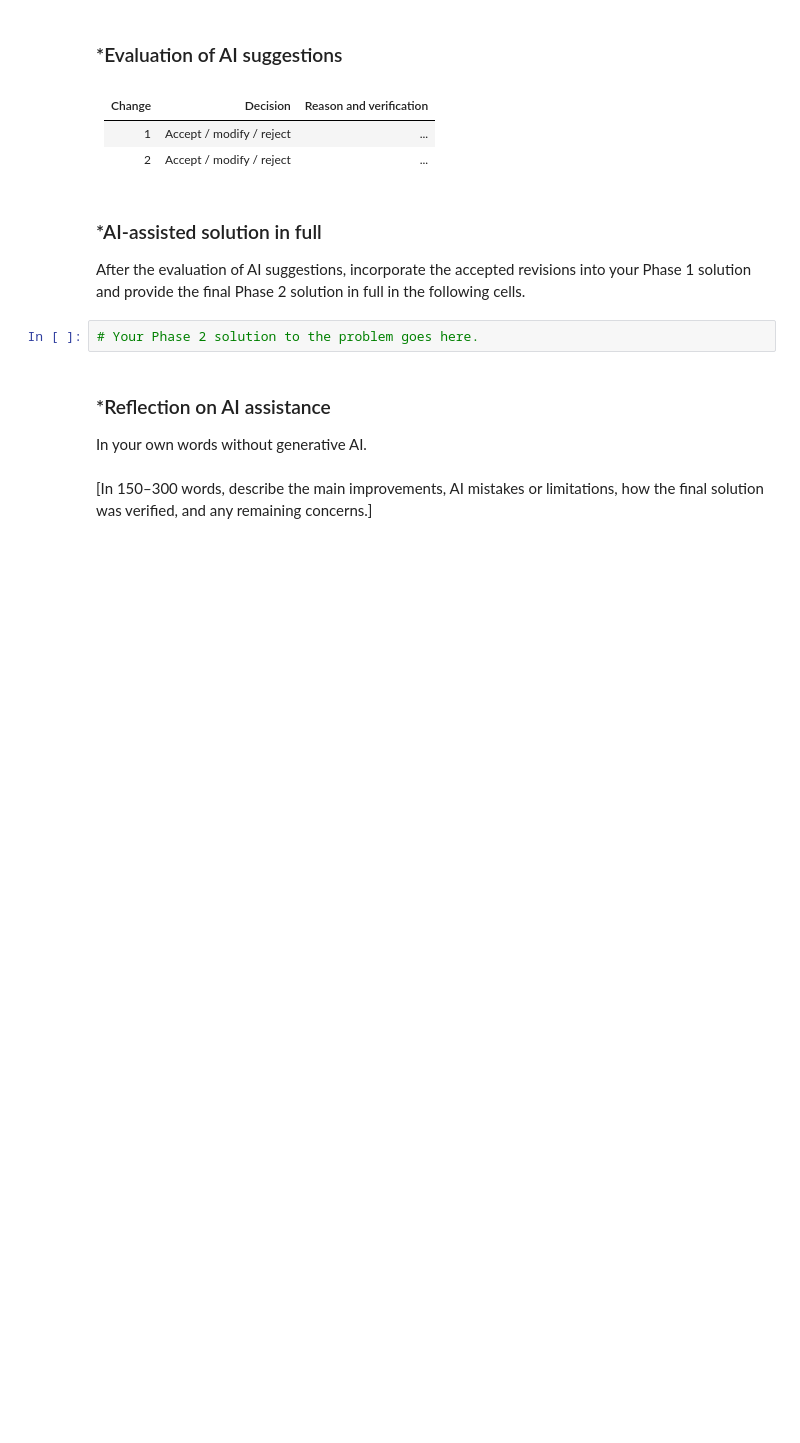
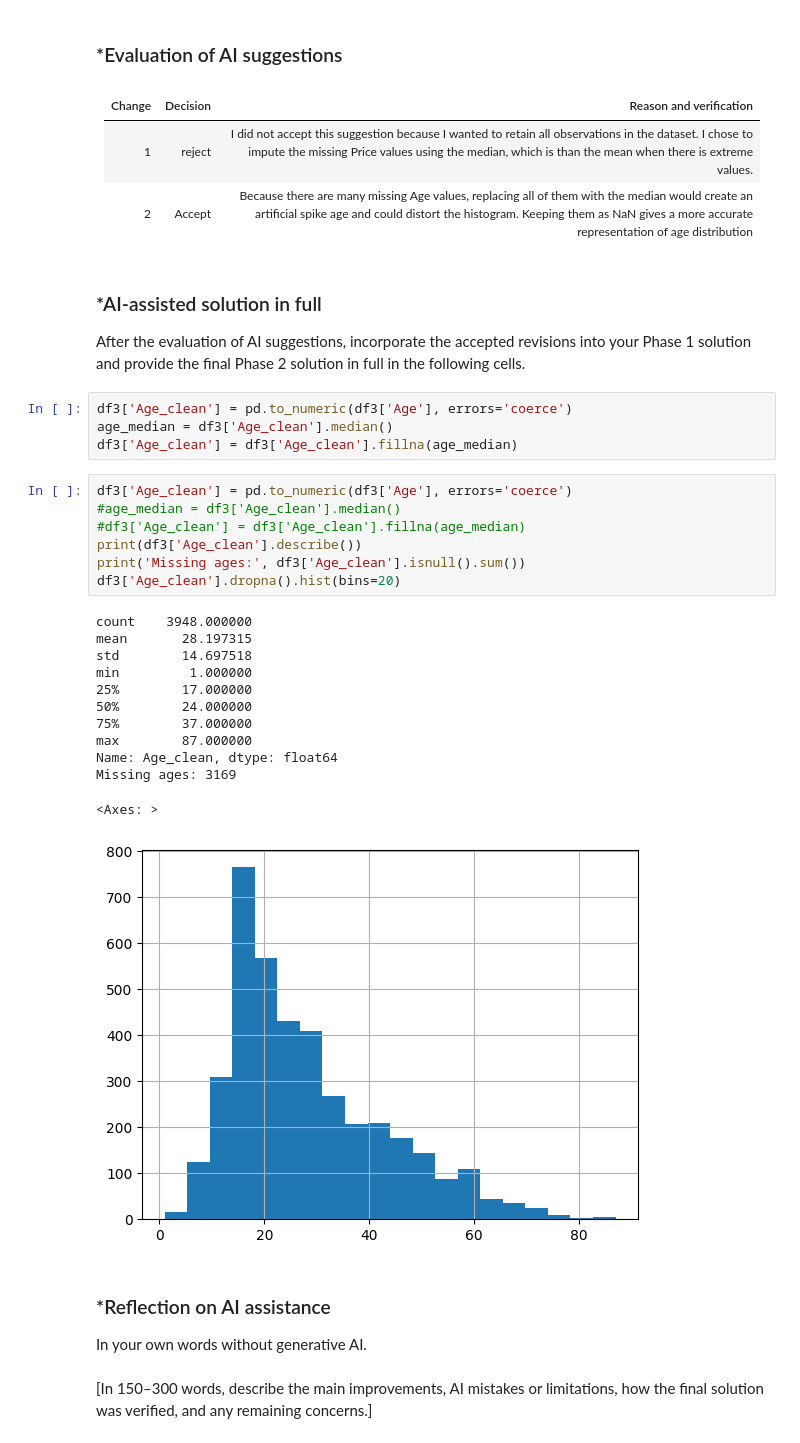
Before and after one commit to petercao135/A01-data-wrangling, a Jupyter notebook: notebook.ipynb, the cells around one changed output. Drawn from its saved outputs; the diff is of its cells as text; blank space fills up the shorter version.

Commit message:
phase 2

```diff
--- a/notebook.ipynb
+++ b/notebook.ipynb
@@ -478,15 +482,37 @@ Keep Phase 1 frozen.
 # %% [markdown]
 ### *Evaluation of AI suggestions
 # %% [markdown]
-| Change | Decision | Reason and verification |
-|---|---|---|
-| 1 | Accept / modify / reject | ... |
-| 2 | Accept / modify / reject | ... |
+| Change | Decision | Reason and verification                                                                                                                                                                                                             |
+|---|----------|-------------------------------------------------------------------------------------------------------------------------------------------------------------------------------------------------------------------------------------|
+| 1 | reject   | I did not accept this suggestion because I wanted to retain all observations in the dataset. I chose to impute the missing Price values using the median, which is than the mean when there is extreme values.                      |
+| 2 | Accept   | Because there are many missing Age values, replacing all of them with the median would create an artificial spike age and could distort the histogram. Keeping them as NaN gives a more accurate representation of age distribution |
 # %% [markdown]
 ### *AI-assisted solution in full
 After the evaluation of AI suggestions, incorporate the accepted revisions into your Phase 1 solution and provide the final Phase 2 solution in full in the following cells.
 # %%
-# Your Phase 2 solution to the problem goes here.
+df3['Age_clean'] = pd.to_numeric(df3['Age'], errors='coerce')
+age_median = df3['Age_clean'].median()
+df3['Age_clean'] = df3['Age_clean'].fillna(age_median)
+# %%
+df3['Age_clean'] = pd.to_numeric(df3['Age'], errors='coerce')
+#age_median = df3['Age_clean'].median()
+#df3['Age_clean'] = df3['Age_clean'].fillna(age_median)
+print(df3['Age_clean'].describe())
+print('Missing ages:', df3['Age_clean'].isnull().sum())
+df3['Age_clean'].dropna().hist(bins=20)
+# %% [output]
+count    3948.000000
+mean       28.197315
+std        14.697518
+min         1.000000
+25%        17.000000
+50%        24.000000
+75%        37.000000
+max        87.000000
+Name: Age_clean, dtype: float64
+Missing ages: 3169
+<Axes: >
+[figure, added]
 # %% [markdown]
 ### *Reflection on AI assistance
 In your own words without generative AI.
```
Also changed, not shown: parts of 7 cells of this notebook.
